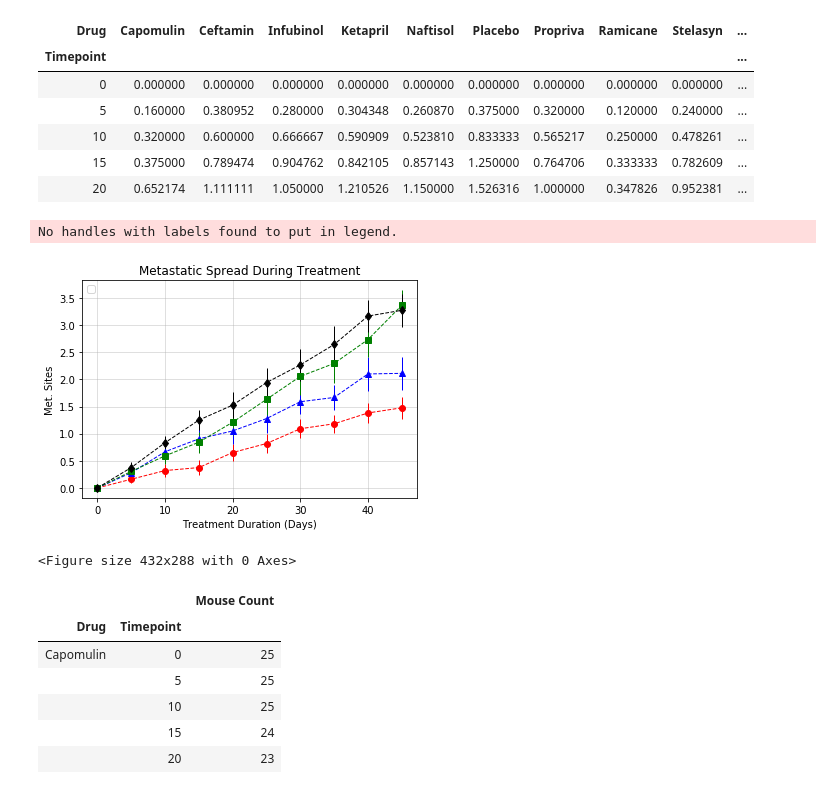
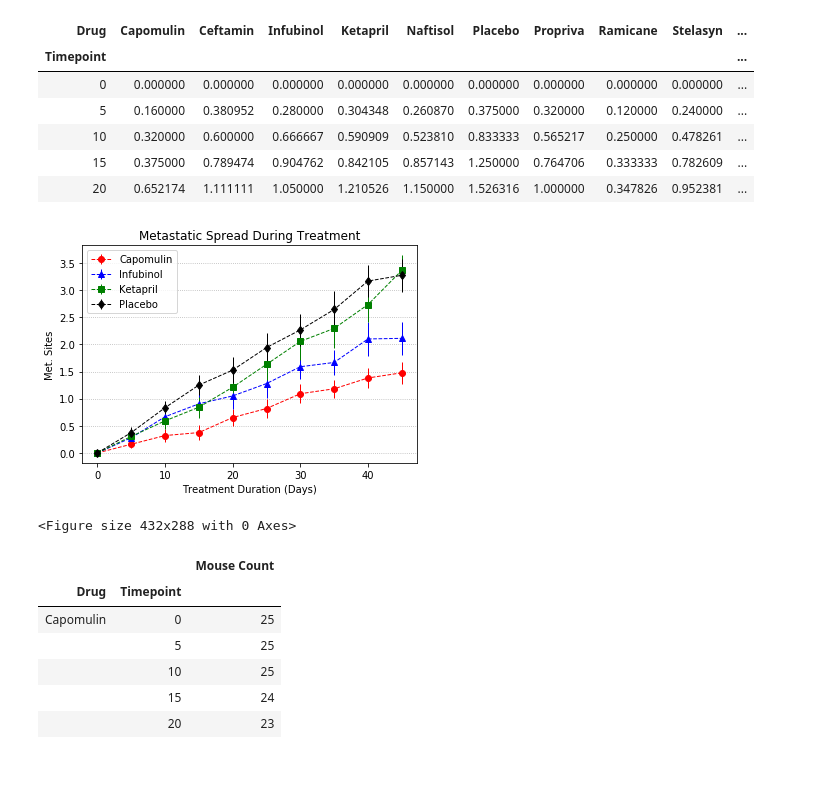
Before and after one commit to ykang0211/matplotlib-challenge, a Jupyter notebook: Pymaceuticals/Pymaceuticals.ipynb, the cells around one changed output. Drawn from its saved outputs; the diff is of its cells as text; code cells hidden in the pictures.

```diff
--- a/Pymaceuticals/Pymaceuticals.ipynb
+++ b/Pymaceuticals/Pymaceuticals.ipynb
@@ -195,36 +215,40 @@ data_munging_meta.head()
 # %%
 # Generate the Plot (with Error Bars)
 # Creating a scatter plot that shows how the tumor volume changes over time for each treatment.
 plt.errorbar(data_munging_meta.index, data_munging_meta["Capomulin"], yerr = data_munding_meta_sem["Capomulin"],
-             color = "r", fmt = 'o', linestyle = '--', linewidth = 1)
+             color = "r", marker = 'o', linestyle = '--', linewidth = 1)
 
 plt.errorbar(data_munging_meta.index, data_munging_meta["Infubinol"], yerr = data_munding_meta_sem["Infubinol"],
-             color = 'b', fmt = '^', linestyle = '--', linewidth = 1)
+             color = 'b', marker = '^', linestyle = '--', linewidth = 1)
 
 plt.errorbar(data_munging_meta.index, data_munging_meta["Ketapril"], yerr = data_munding_meta_sem["Ketapril"],
-             color = 'g', fmt = 's', linestyle = '--', linewidth = 1)
+             color = 'g', marker = 's', linestyle = '--', linewidth = 1)
 
 plt.errorbar(data_munging_meta.index, data_munging_meta["Placebo"], yerr = data_munding_meta_sem["Placebo"],
-             color = 'black', fmt = 'd', linestyle = '--', linewidth = 1)
+             color = 'black', marker = 'd', linestyle = '--', linewidth = 1)
 
 # Chart title, xlabel, ylabel, legend, xlim, ylim
 plt.title("Metastatic Spread During Treatment")
 plt.xlabel("Treatment Duration (Days)")
 plt.ylabel("Met. Sites")
-plt.legend(loc = "upper left")
-plt.grid(alpha = 0.5)
+# plt.legend(loc = "upper left")
+
+plt.legend(["Capomulin", "Infubinol", "Ketapril", "Placebo"], loc = "best")
+
+# plt.grid(alpha = 0.5)
+ax = plt.axes()
+ax.yaxis.grid(linestyle = "dotted")
 
 plt.set_xlim = (-5, 45)
 plt.set_ylim = (-0.5, 4)
 
 plt.show()
 
 # Save the Figure
 plt.savefig("MetastaticSpread.png")
 # %% [output]
+[figure, new version]
-No handles with labels found to put in legend.
+<Figure size 432x288 with 0 Axes>
-[figure, old version]
-<Figure size 432x288 with 0 Axes>
 # %%
 # Subset the data to be grouped by Drug and Timepoint and take a count of Mouse ID to find overal survival
 
```
Also changed, not shown: parts of 2 cells of this notebook.
